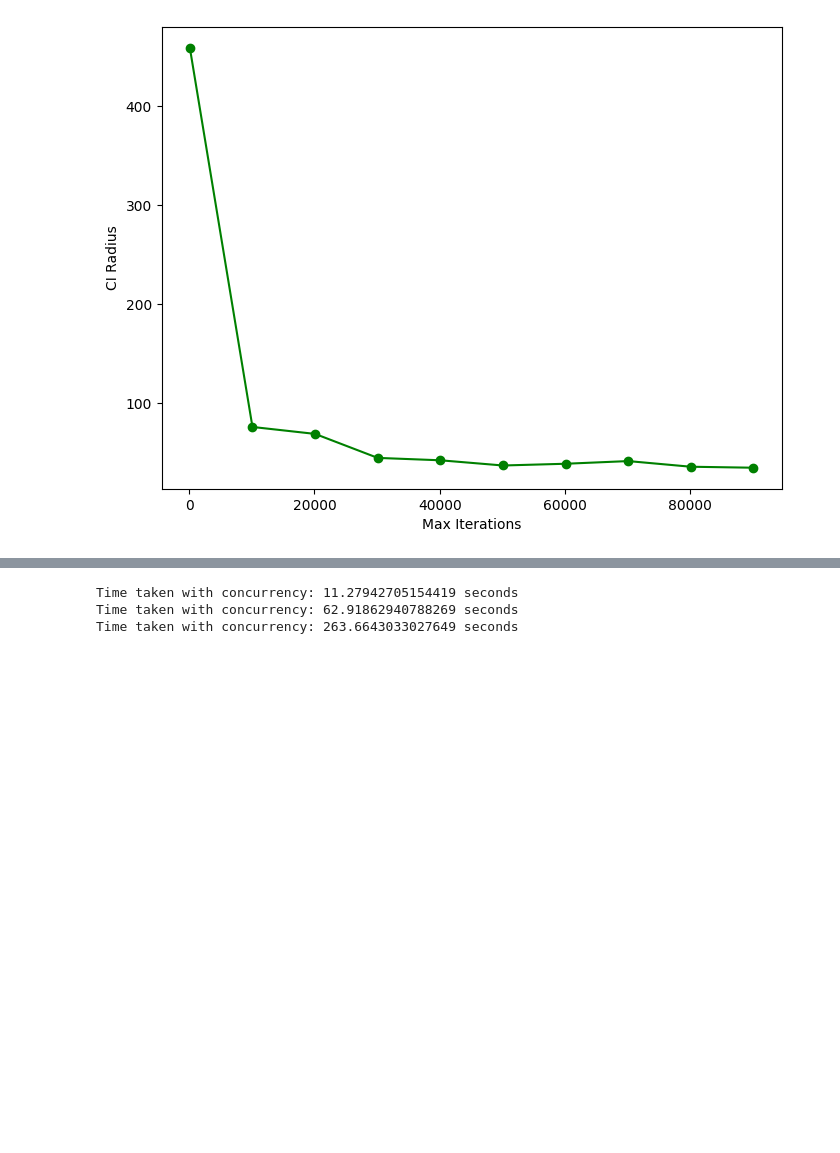
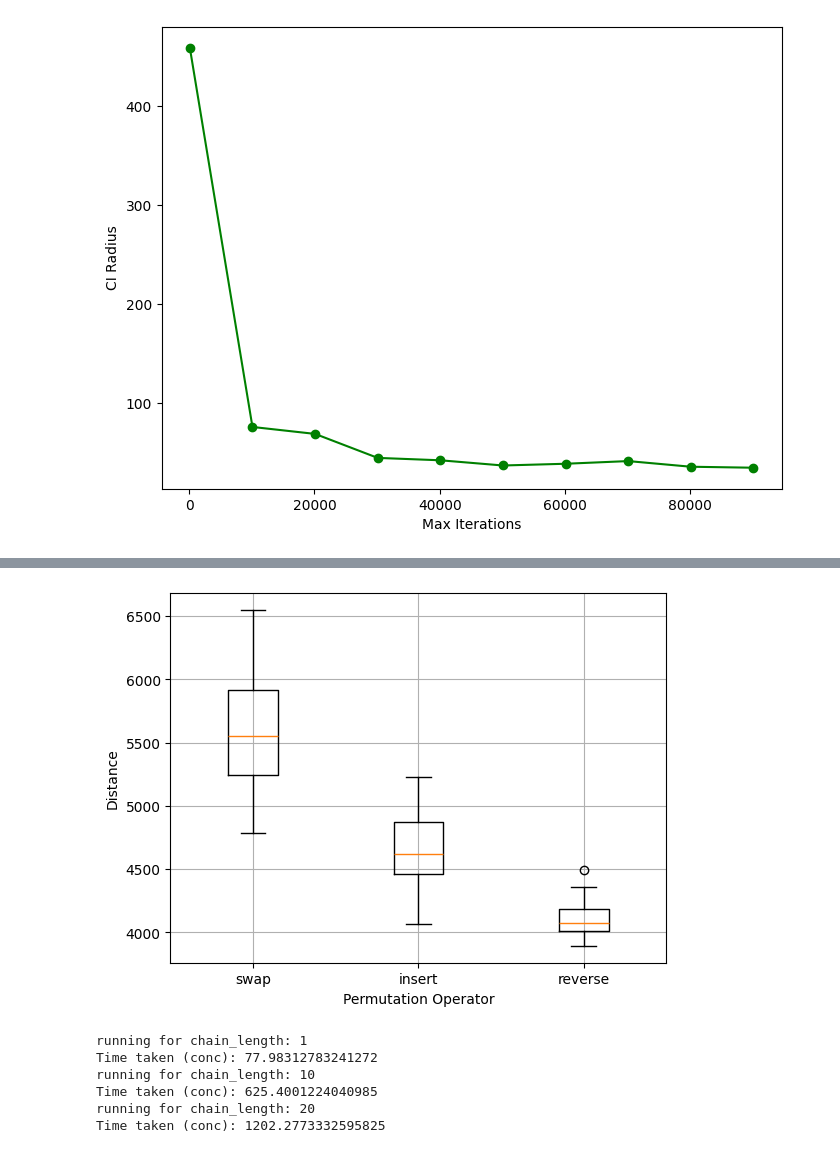
Before and after one commit to Foundnation/Stochastic-Simulation, a Jupyter notebook: TSM/tsp_notebook.ipynb, the cells around one changed output, grey strips where cells are left out. Drawn from its saved outputs; the diff is of its cells as text; code cells hidden in the pictures; blank space fills up the shorter version.

```diff
--- a/TSM/tsp_notebook.ipynb
+++ b/TSM/tsp_notebook.ipynb
@@ -341,24 +349,37 @@ plt.show()
 # %%
 for perm_method in permutation_methods:
-    save_data(results_vary_permutation[perm_method][0], results_vary_permutation[perm_method][1],
-            results_vary_permutation[perm_method][2], file_path=f'generated_data/dist_perm_operator-{perm_method}.csv',
-            column_names=['Mean Distance', 'STD', 'CI'])
+    save_data(results_vary_permutation[perm_method], file_path=f'generated_data/dist_perm_operator-{perm_method}_maxiter{max_iterations_list[-1]}.csv',
+              column_names=max_iterations_list, header='Distances (columns correspond to number of iterations)')
+# %%
+final_values = [results_vary_permutation[perm_method][-1] for perm_method in permutation_methods]
+
+plt.boxplot(final_values, labels=permutation_methods)
+plt.xlabel('Permutation Operator')
+plt.ylabel('Distance')
+plt.grid(True)
+plt.show()
+# %% [output]
+[figure, added]
 # %%
 distances = distances_280
-max_iterations_list = range(1, 2100, 2000)
-num_runs = 10
+max_iterations_list = range(1, 20100, 5000)
+num_runs = 30
 final_temp = 1E-4
 cooling_schedule = 'linear_m'
-alpha = 1 - 1E-4
-chain_lengths = [1, 10, 50]
+alpha = 1 - 1E-5
+chain_lengths = [1, 10, 20]
 
 results_vary_chain_length = {}
 
 for chain_length in chain_lengths:
-    output = run_vary_maxiter_concurrent(num_runs, distances, max_iterations_list, chain_length=chain_length,
+    print('running for chain_length:', chain_length)
+    output = run_vary_maxiter_concurrent_sims(num_runs, distances, max_iterations_list, chain_length=chain_length, output='final_fitnesses',
                                                             final_temp=final_temp, cooling_schedule=cooling_schedule, alpha=alpha)
     results_vary_chain_length[chain_length] = output
 # %% [output]
-Time taken with concurrency: 11.27942705154419 seconds
-Time taken with concurrency: 62.91862940788269 seconds
-Time taken with concurrency: 263.6643033027649 seconds
+running for chain_length: 1
+Time taken (conc): 77.98312783241272
+running for chain_length: 10
+Time taken (conc): 625.4001224040985
+running for chain_length: 20
+Time taken (conc): 1202.2773332595825
```
Also changed, not shown: parts of 19 cells of this notebook, 25 other files.
